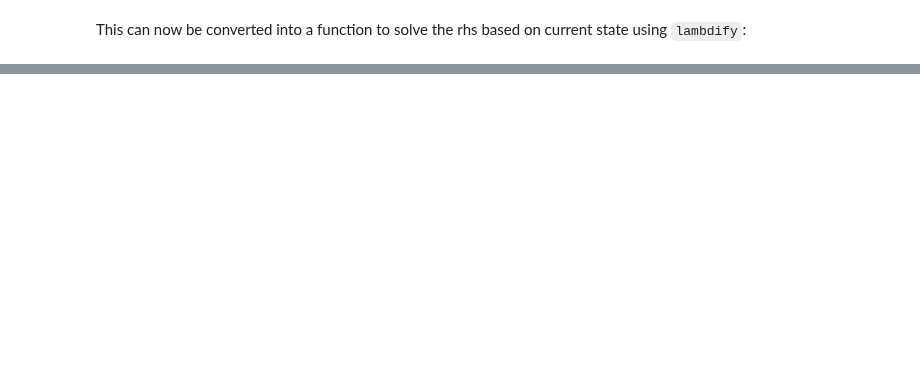
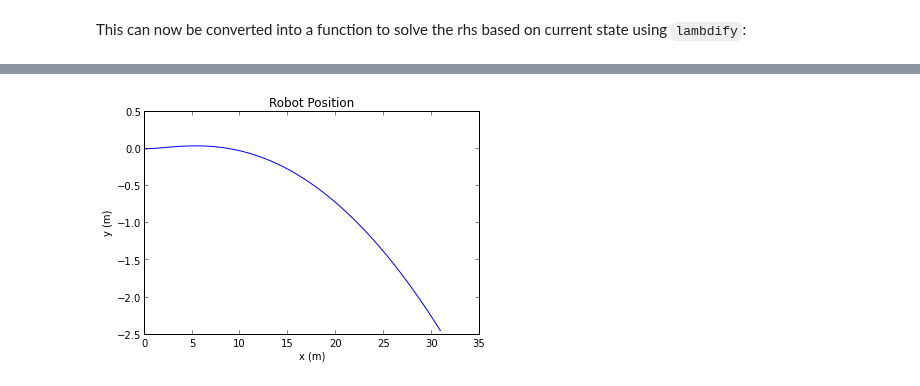
Before and after one commit to pydy/pydy, a Jupyter notebook: differential_drive/Differential Drive.ipynb, the cells around one changed output, grey strips where cells are left out. Drawn from its saved outputs; the diff is of its cells as text; code cells hidden in the pictures; blank space fills up the shorter version.

```diff
--- a/differential_drive/Differential Drive.ipynb
+++ b/differential_drive/Differential Drive.ipynb
@@ -291,0 +361,17 @@ As the robot has mass, this shouldn't be a straight line. Can't seem to figure o
+# %%
+#Change the value of K_2
+values = [5, 0.15, 2.0, 0.15, 50.0, 0.6, 0.05, 0.0001, 1.0, 0.99]
+
+#Re-run the straight line simulation
+ts = linspace(0, 10, 1000)
+us = 24*ones((len(ts),2))
+
+#Run the simulation
+x0 = [0,] * 15                         #Start out at origin, unmoving
+xs = odeint(right_hand_side, x0, ts, args=(ts, us, values))
+plt.plot(xs[:,0], xs[:,1])
+plt.title('Robot Position')
+plt.xlabel('x (m)')
+plt.ylabel('y (m)');
+# %% [output]
+[figure, added]
```
Also changed, not shown: parts of 23 cells of this notebook.
